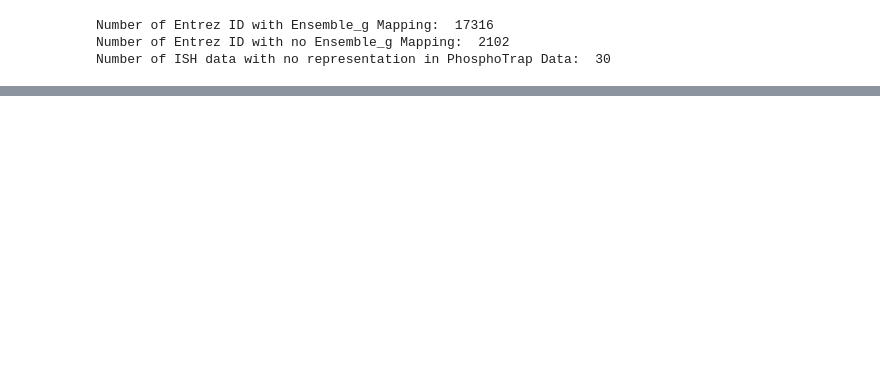
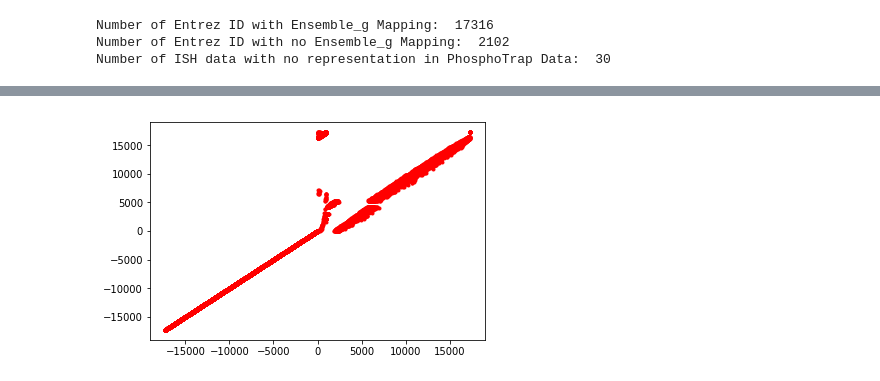
Before and after one commit to Jacky96Cheung/COMS4761_Project, a Jupyter notebook: Notebook.ipynb, the cells around one changed output, grey strips where cells are left out. Cells and saved outputs as stored; diff of their text form; code cells hidden in the pictures; blank space fills up the shorter version.

```diff
--- a/Notebook.ipynb
+++ b/Notebook.ipynb
@@ -211,0 +256,5 @@ Number of ISH data with no representation in PhosphoTrap Data:  30
+# %%
+plt.plot(ranked_density, ranked_energy,'r.')
+plt.show()
+# %% [output]
+[figure, added]
```
Also changed, not shown: parts of 12 cells of this notebook.
